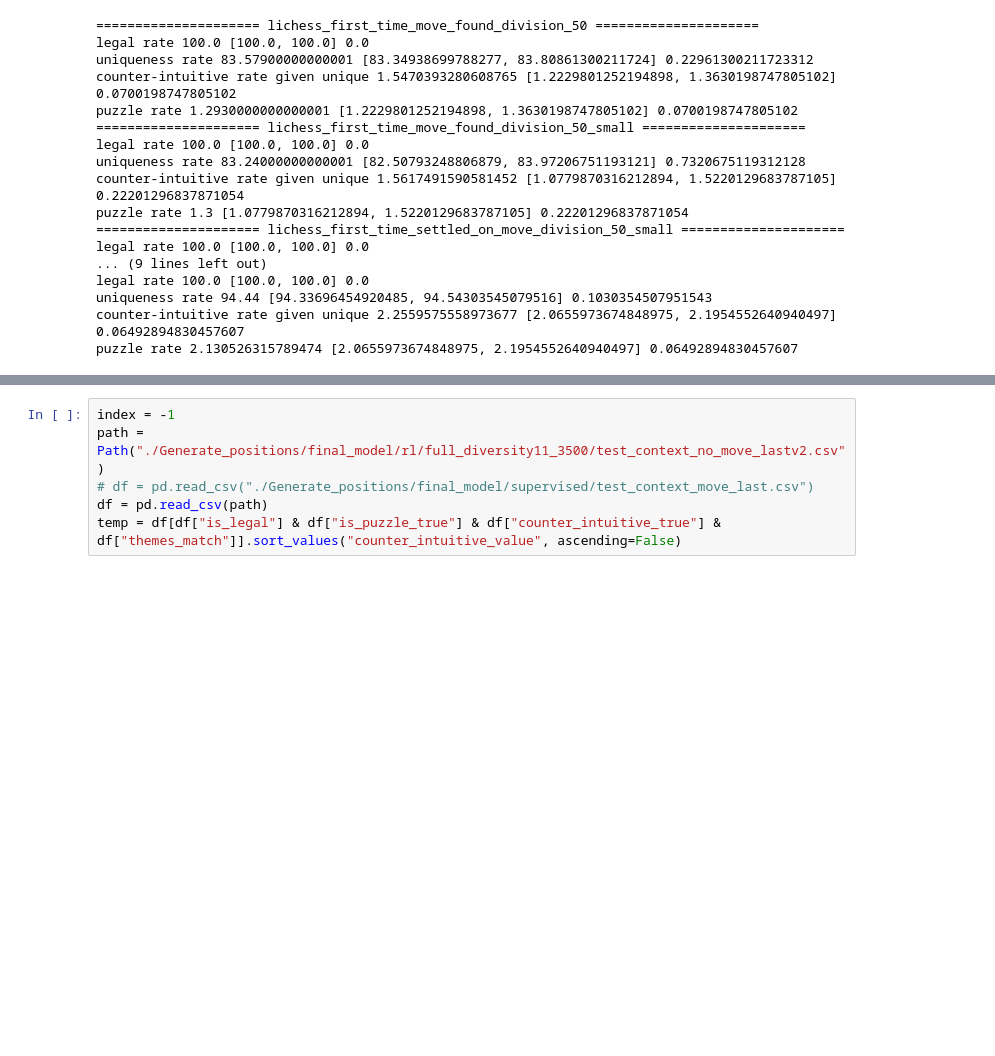
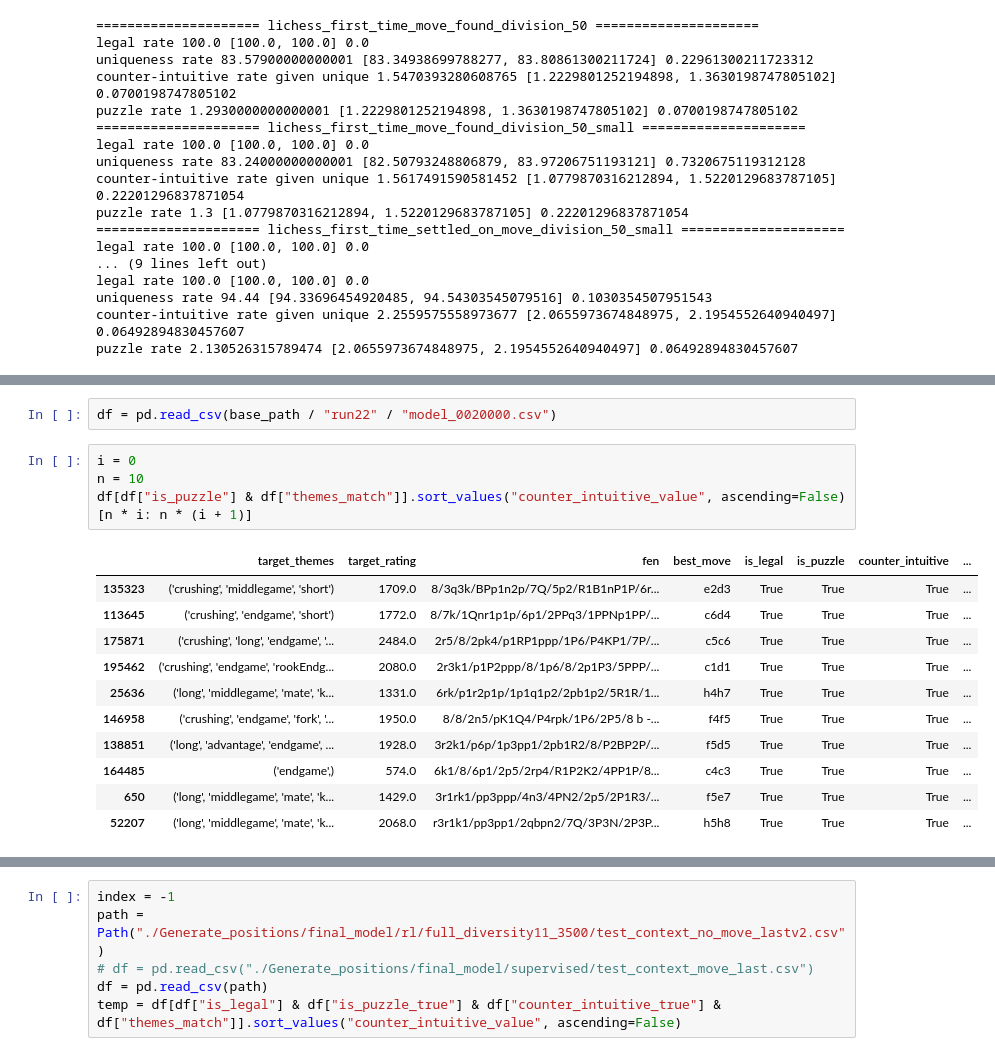
Before and after one commit to naapeli/Chess-Puzzle-Generation, a Jupyter notebook: src/temp.ipynb, the cells around one changed output, grey strips where cells are left out. Saved outputs shown, nothing was run; the diff lists cells and outputs as text; blank space fills up the shorter version.

```diff
--- a/src/temp.ipynb
+++ b/src/temp.ipynb
@@ -140,0 +146,18 @@ Test score:  0.6454624030816517
+# %%
+df = pd.read_csv(base_path / "run22" / "model_0020000.csv")
+# %%
+i = 0
+n = 10
+df[df["is_puzzle"] & df["themes_match"]].sort_values("counter_intuitive_value", ascending=False)[n * i: n * (i + 1)]
+# %% [output]
+|  | target_themes | target_rating | fen | best_move | is_legal | is_puzzle | counter_intuitive | ... |
+| 135323 | ('crushing', 'middlegame', 'short') | 1709.0 | 8/3q3k/BPp1n2p/7Q/5p2/R1B1nP1P/6r... | e2d3 | True | True | True | ... |
+| 113645 | ('crushing', 'endgame', 'short') | 1772.0 | 8/7k/1Qnr1p1p/6p1/2PPq3/1PPNp1PP/... | c6d4 | True | True | True | ... |
+| 175871 | ('crushing', 'long', 'endgame', '... | 2484.0 | 2r5/8/2pk4/p1RP1ppp/1P6/P4KP1/7P/... | c5c6 | True | True | True | ... |
+| 195462 | ('crushing', 'endgame', 'rookEndg... | 2080.0 | 2r3k1/p1P2ppp/8/1p6/8/2p1P3/5PPP/... | c1d1 | True | True | True | ... |
+| 25636 | ('long', 'middlegame', 'mate', 'k... | 1331.0 | 6rk/p1r2p1p/1p1q1p2/2pb1p2/5R1R/1... | h4h7 | True | True | True | ... |
+| 146958 | ('crushing', 'endgame', 'fork', '... | 1950.0 | 8/8/2n5/pK1Q4/P4rpk/1P6/2P5/8 b -... | f4f5 | True | True | True | ... |
+| 138851 | ('long', 'advantage', 'endgame', ... | 1928.0 | 3r2k1/p6p/1p3pp1/2pb1R2/8/P2BP2P/... | f5d5 | True | True | True | ... |
+| 164485 | ('endgame',) | 574.0 | 6k1/8/6p1/2p5/2rp4/R1P2K2/4PP1P/8... | c4c3 | True | True | True | ... |
+| 650 | ('long', 'middlegame', 'mate', 'k... | 1429.0 | 3r1rk1/pp3ppp/4n3/4PN2/2p5/2P1R3/... | f5e7 | True | True | True | ... |
+| 52207 | ('long', 'middlegame', 'mate', 'k... | 2068.0 | r3r1k1/pp3pp1/2qbpn2/7Q/3P3N/2P3P... | h5h8 | True | True | True | ... |
```
Also changed, not shown: parts of 6 cells of this notebook, 1 other file.
